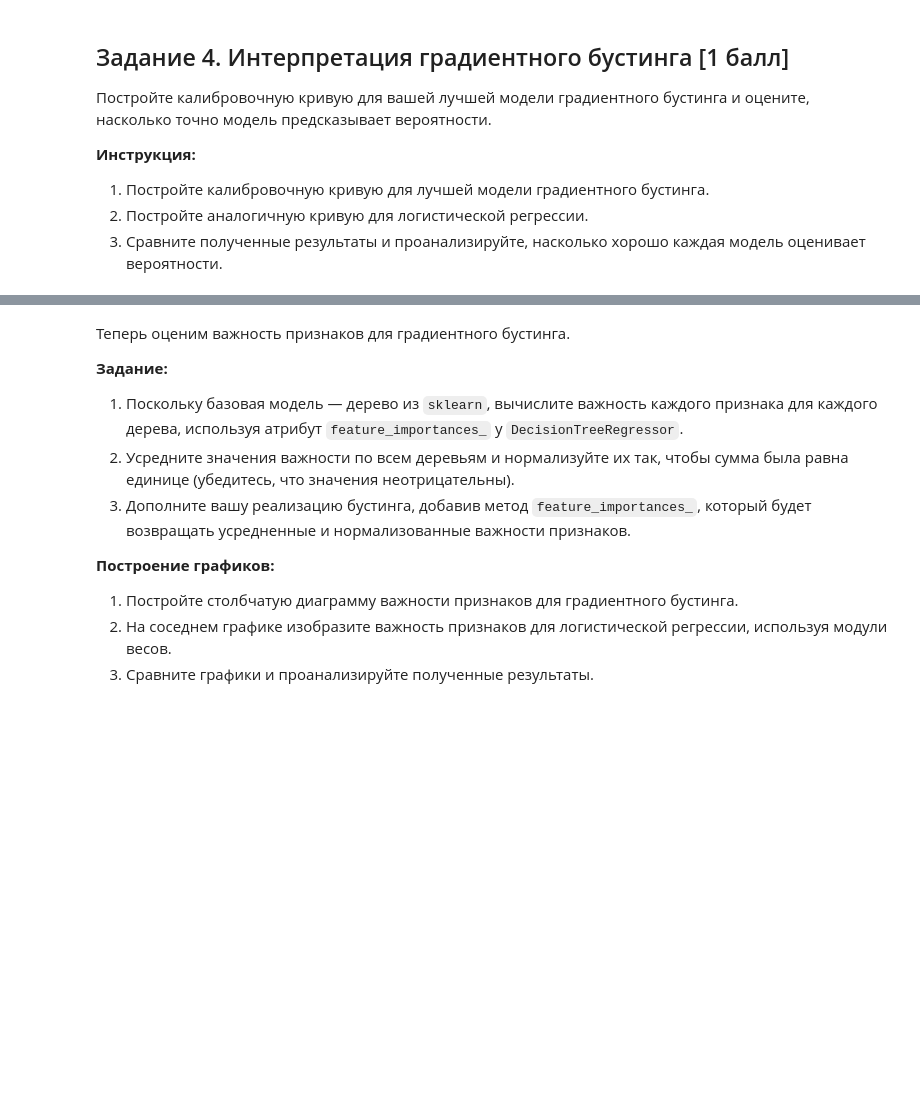
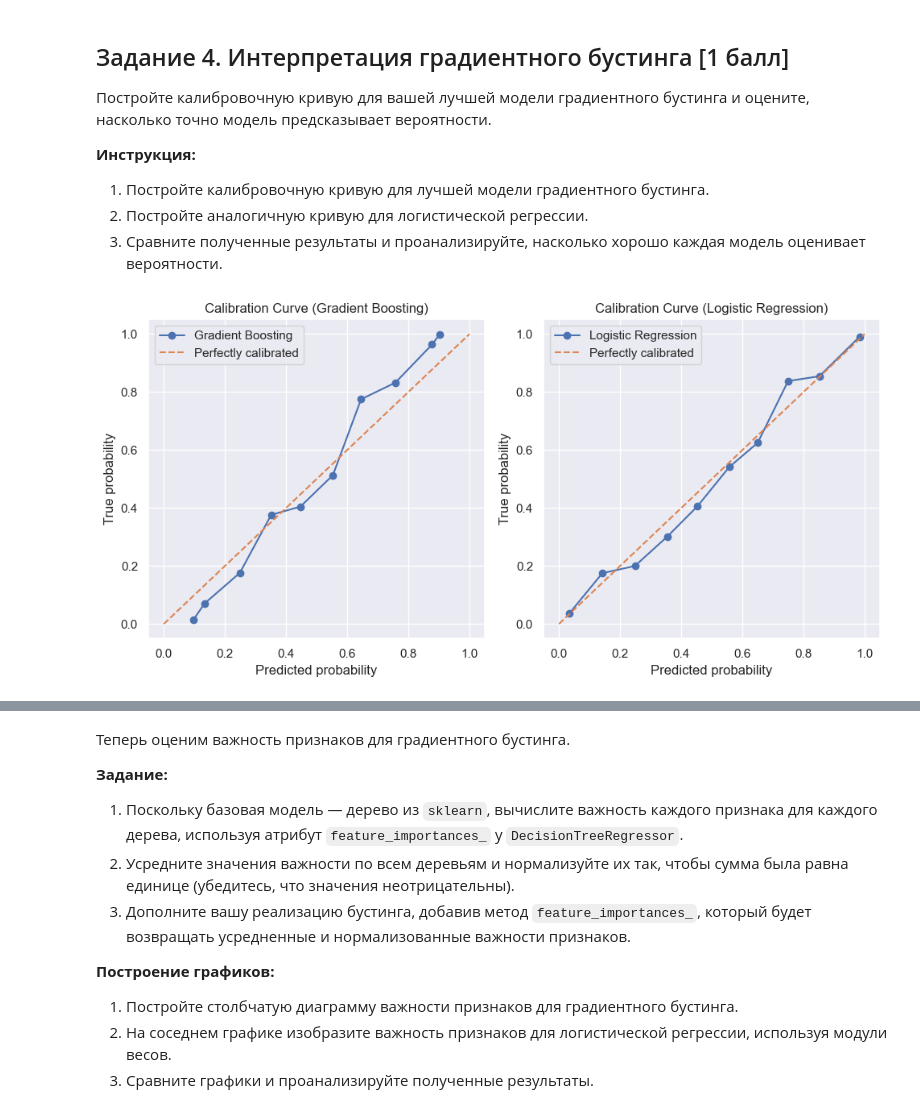
Before and after one commit to KoryakovDmitry/mai-ml-boosting-lab7, a Jupyter notebook: ML MAI & SBER. Boosting LAB7.ipynb, the cells around one changed output, grey strips where cells are left out. Saved outputs shown, nothing was run; the diff lists cells and outputs as text; code cells hidden in the pictures; blank space fills up the shorter version.

```diff
--- a/ML MAI & SBER. Boosting LAB7.ipynb
+++ b/ML MAI & SBER. Boosting LAB7.ipynb
@@ -334,0 +333,37 @@ Test ROC-AUC: 0.9612
+# %%
+import matplotlib.pyplot as plt
+from sklearn.linear_model import LogisticRegression
+from sklearn.calibration import calibration_curve
+
+log_reg = LogisticRegression(max_iter=1000)
+log_reg.fit(x_train, y_train)
+
+
+y_prob_boosting = final_boosting.predict_proba(x_test)[:, 1]
+y_prob_log_reg = log_reg.predict_proba(x_test)[:, 1]
+
+prob_true_boosting, prob_pred_boosting = calibration_curve(y_test, y_prob_boosting, n_bins=10)
+prob_true_log_reg, prob_pred_log_reg = calibration_curve(y_test, y_prob_log_reg, n_bins=10)
+
+plt.figure(figsize=(10, 5))
+plt.subplot(1, 2, 1)
+plt.plot(prob_pred_boosting, prob_true_boosting, marker='o', label='Gradient Boosting')
+plt.plot([0, 1], [0, 1], linestyle='--', label='Perfectly calibrated')
+plt.xlabel('Predicted probability')
+plt.ylabel('True probability')
+plt.title('Calibration Curve (Gradient Boosting)')
+plt.legend()
+
+
+plt.subplot(1, 2, 2)
+plt.plot(prob_pred_log_reg, prob_true_log_reg, marker='o', label='Logistic Regression')
+plt.plot([0, 1], [0, 1], linestyle='--', label='Perfectly calibrated')
+plt.xlabel('Predicted probability')
+plt.ylabel('True probability')
+plt.title('Calibration Curve (Logistic Regression)')
+plt.legend()
+
+plt.tight_layout()
+plt.show()
+# %% [output]
+[figure, added]
```
Also changed, not shown: parts of 8 cells of this notebook, 3 other files.
